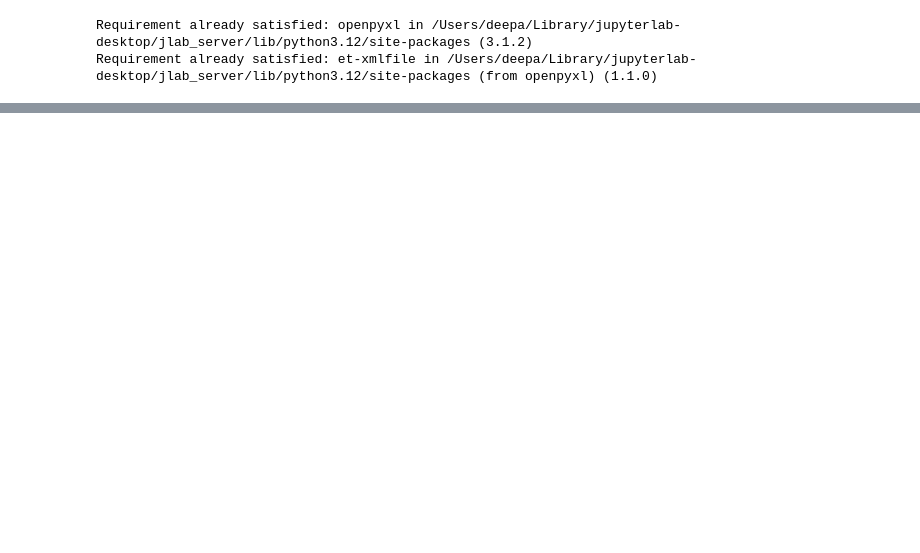
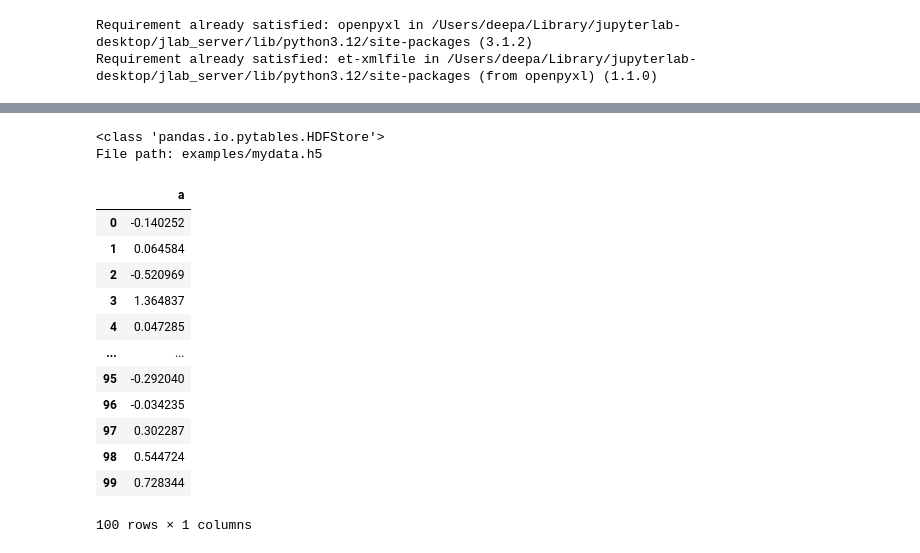
Before and after one commit to deepa-kakade-git/WesCh678, a Jupyter notebook: Chapter6WorkAlong.ipynb, the cells around one changed output, grey strips where cells are left out. Cells and saved outputs as stored; diff of their text form; code cells hidden in the pictures; blank space fills up the shorter version.

```diff
--- a/Chapter6WorkAlong.ipynb
+++ b/Chapter6WorkAlong.ipynb
@@ -653,0 +700,29 @@ ImportError: Pandas requires version '3.1.0' or newer of 'openpyxl' (version '3.
+# %%
+frame = pd.DataFrame({"a": np.random.standard_normal(100)})
+# %%
+store = pd.HDFStore("examples/mydata.h5")
+# %%
+store["obj1"] = frame
+# %%
+store["obj1_col"] = frame["a"]
+# %%
+store
+# %% [output]
+<class 'pandas.io.pytables.HDFStore'>
+File path: examples/mydata.h5
+# %%
+store["obj1"]
+# %% [output]
+|  | a |
+| 0 | -0.140252 |
+| 1 | 0.064584 |
+| 2 | -0.520969 |
+| 3 | 1.364837 |
+| 4 | 0.047285 |
+| ... | ... |
+| 95 | -0.292040 |
+| 96 | -0.034235 |
+| 97 | 0.302287 |
+| 98 | 0.544724 |
+| 99 | 0.728344 |
+100 rows × 1 columns
```
Also changed, not shown: parts of 55 cells of this notebook, 2 other files.
